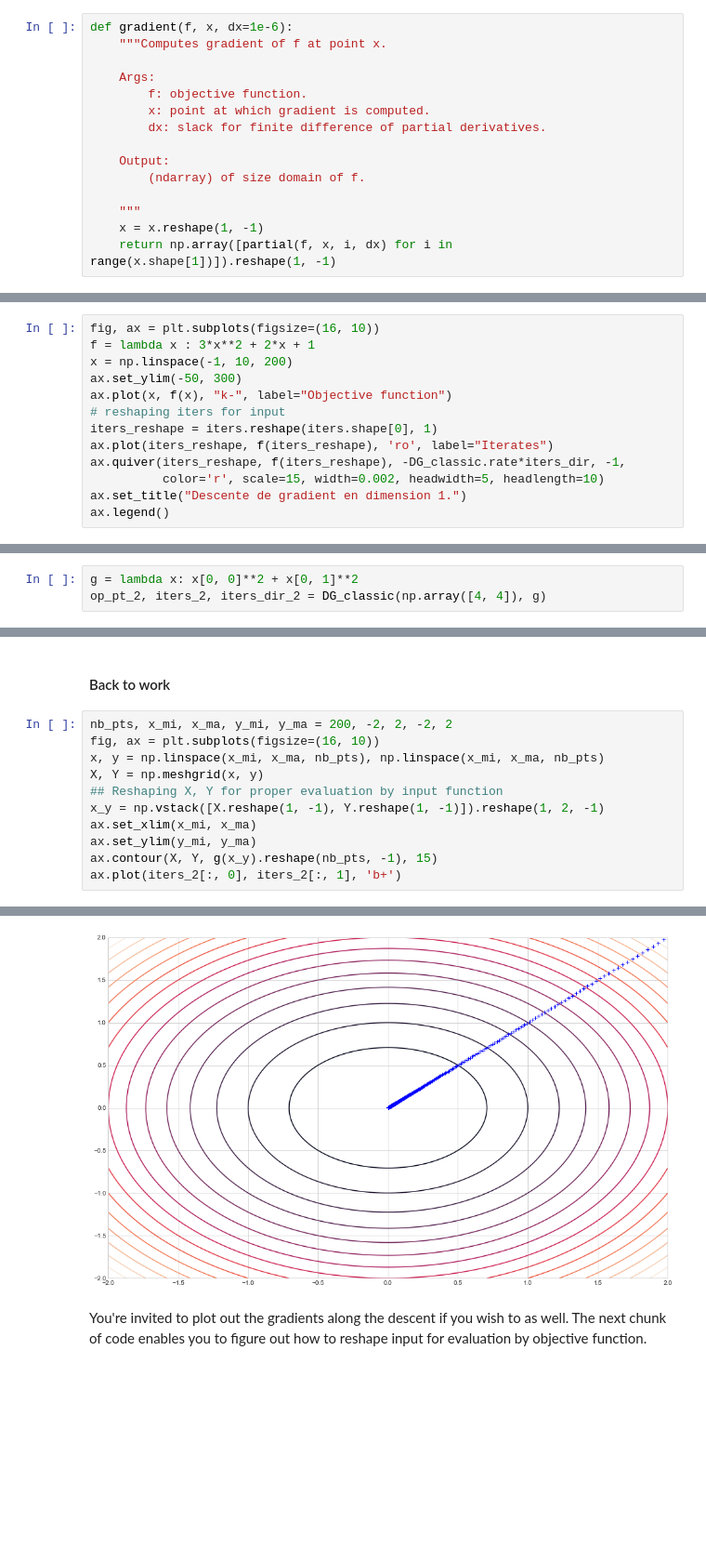
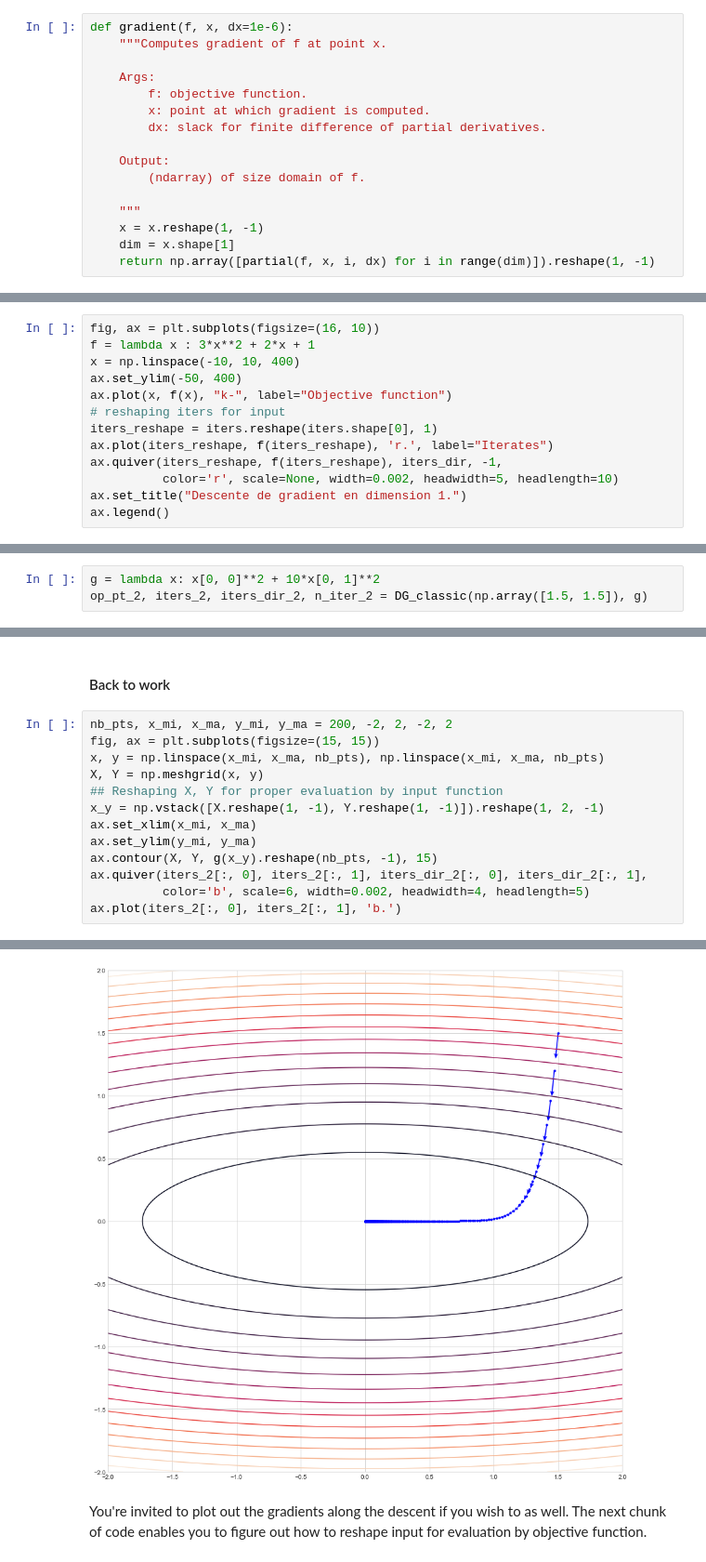
Before and after one commit to bashardudin/Epita-SCIA-OCVX, a Jupyter notebook: Notebooks/gradientDescent.ipynb, the cells around one changed output, grey strips where cells are left out. Shown at 93% size. Drawn from its saved outputs; the diff is of its cells as text; blank space fills up the shorter version.

```diff
--- a/Notebooks/gradientDescent.ipynb
+++ b/Notebooks/gradientDescent.ipynb
@@ -51,7 +51,8 @@ def gradient(f, x, dx=1e-6):
 
     """
     x = x.reshape(1, -1)
-    return np.array([partial(f, x, i, dx) for i in range(x.shape[1])]).reshape(1, -1)
+    dim = x.shape[1]
+    return np.array([partial(f, x, i, dx) for i in range(dim)]).reshape(1, -1)
 # %%
 gradient(lambda x: x[0, 0]**5 + x[0, 1]*2, np.array([1, 10]))
 # %% [output]
@@ -184,14 +223,14 @@ sns.set_style("whitegrid")
 # %%
 fig, ax = plt.subplots(figsize=(16, 10))
 f = lambda x : 3*x**2 + 2*x + 1
-x = np.linspace(-1, 10, 200)
-ax.set_ylim(-50, 300)
+x = np.linspace(-10, 10, 400)
+ax.set_ylim(-50, 400)
 ax.plot(x, f(x), "k-", label="Objective function")
 # reshaping iters for input
 iters_reshape = iters.reshape(iters.shape[0], 1)
-ax.plot(iters_reshape, f(iters_reshape), 'ro', label="Iterates")
-ax.quiver(iters_reshape, f(iters_reshape), -DG_classic.rate*iters_dir, -1,
-          color='r', scale=15, width=0.002, headwidth=5, headlength=10)
+ax.plot(iters_reshape, f(iters_reshape), 'r.', label="Iterates")
+ax.quiver(iters_reshape, f(iters_reshape), iters_dir, -1,
+          color='r', scale=None, width=0.002, headwidth=5, headlength=10)
 ax.set_title("Descente de gradient en dimension 1.")
 ax.legend()
 # %% [output]
@@ -200,4 +239,4 @@ ax.legend()
 # %%
-g = lambda x: x[0, 0]**2 + x[0, 1]**2
-op_pt_2, iters_2, iters_dir_2 = DG_classic(np.array([4, 4]), g)
+g = lambda x: x[0, 0]**2 + 10*x[0, 1]**2
+op_pt_2, iters_2, iters_dir_2, n_iter_2 = DG_classic(np.array([1.5, 1.5]), g)
 # %% [output]
@@ -219,18 +258,20 @@ array([[[0., 1., 2., 0., 1., 2., 0., 1., 2.],
 #### Back to work
 # %%
 nb_pts, x_mi, x_ma, y_mi, y_ma = 200, -2, 2, -2, 2
-fig, ax = plt.subplots(figsize=(16, 10))
+fig, ax = plt.subplots(figsize=(15, 15))
 x, y = np.linspace(x_mi, x_ma, nb_pts), np.linspace(x_mi, x_ma, nb_pts)
 X, Y = np.meshgrid(x, y)
 ## Reshaping X, Y for proper evaluation by input function
 x_y = np.vstack([X.reshape(1, -1), Y.reshape(1, -1)]).reshape(1, 2, -1)
 ax.set_xlim(x_mi, x_ma)
 ax.set_ylim(y_mi, y_ma)
 ax.contour(X, Y, g(x_y).reshape(nb_pts, -1), 15)
-ax.plot(iters_2[:, 0], iters_2[:, 1], 'b+')
+ax.quiver(iters_2[:, 0], iters_2[:, 1], iters_dir_2[:, 0], iters_dir_2[:, 1],
+          color='b', scale=6, width=0.002, headwidth=4, headlength=5)
+ax.plot(iters_2[:, 0], iters_2[:, 1], 'b.')
 # %% [output]
 [<matplotlib.lines.Line2D at 0x...>]
-[figure, old version]
+[figure, new version]
 # %% [markdown]
 You're invited to plot out the gradients along the descent if you wish to as well. The next chunk of code enables you to figure out how to reshape input for evaluation by objective function.
 # %%
```
Also changed, not shown: parts of 14 cells of this notebook, 9 other files.
